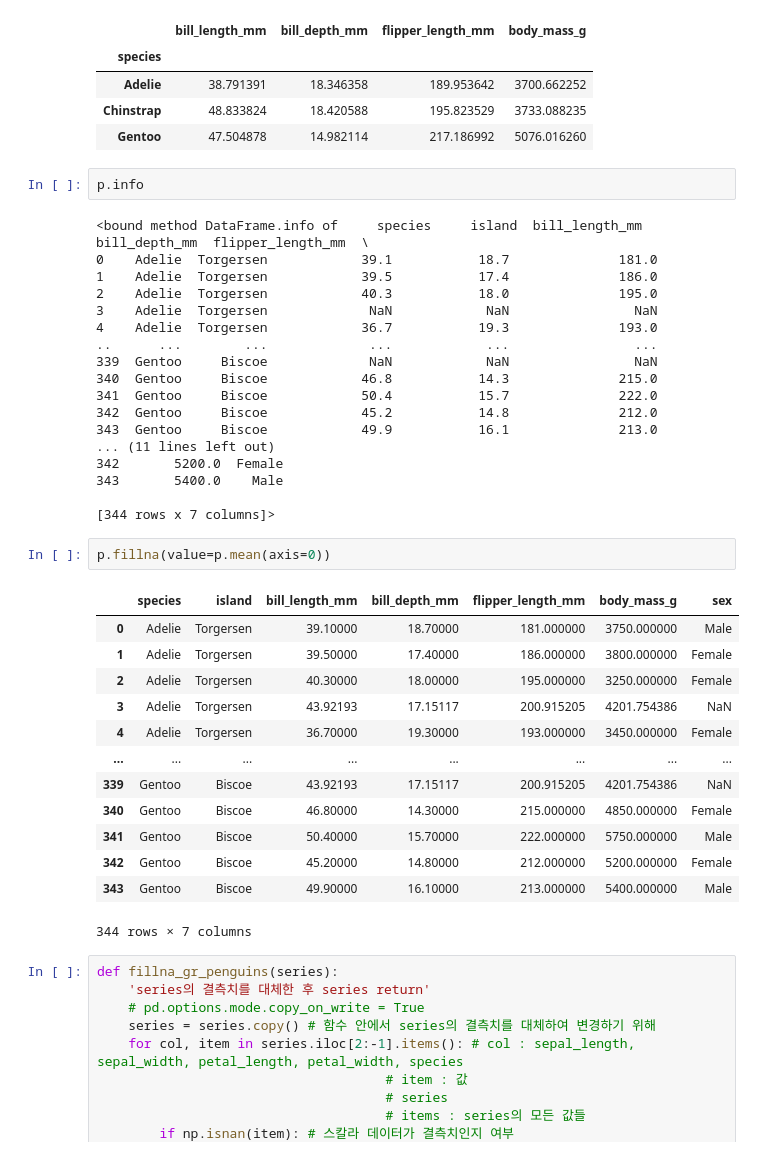
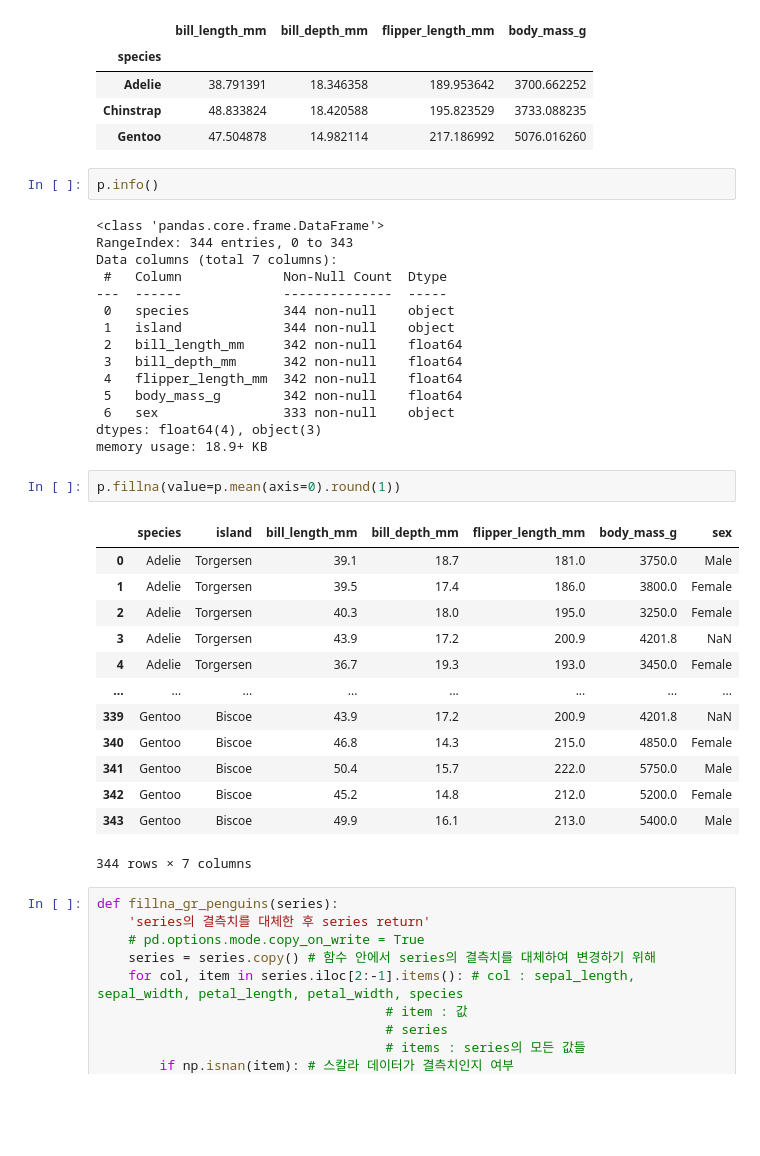
Before and after one commit to Harutoshi87/KI, a Jupyter notebook: source/01_python/연습_ch13_전처리 복습.ipynb, the cells around one changed output. Drawn from its saved outputs; the diff is of its cells as text; blank space fills up the shorter version.

```diff
--- a/source/01_python/연습_ch13_전처리 복습.ipynb
+++ b/source/01_python/연습_ch13_전처리 복습.ipynb
@@ -425,40 +431,37 @@ p_mean
 | Chinstrap | 48.833824 | 18.420588 | 195.823529 | 3733.088235 |
 | Gentoo | 47.504878 | 14.982114 | 217.186992 | 5076.016260 |
 # %%
-p.info
+p.info()
 # %% [output]
-<bound method DataFrame.info of     species     island  bill_length_mm  bill_depth_mm  flipper_length_mm  \
-0    Adelie  Torgersen            39.1           18.7              181.0
-1    Adelie  Torgersen            39.5           17.4              186.0
-2    Adelie  Torgersen            40.3           18.0              195.0
-3    Adelie  Torgersen             NaN            NaN                NaN
-4    Adelie  Torgersen            36.7           19.3              193.0
-..      ...        ...             ...            ...                ...
-339  Gentoo     Biscoe             NaN            NaN                NaN
-340  Gentoo     Biscoe            46.8           14.3              215.0
-341  Gentoo     Biscoe            50.4           15.7              222.0
-342  Gentoo     Biscoe            45.2           14.8              212.0
-343  Gentoo     Biscoe            49.9           16.1              213.0
-... (11 lines left out)
-342       5200.0  Female
-343       5400.0    Male
-
-[344 rows x 7 columns]>
+<class 'pandas.core.frame.DataFrame'>
+RangeIndex: 344 entries, 0 to 343
+Data columns (total 7 columns):
+ #   Column             Non-Null Count  Dtype
+---  ------             --------------  -----
+ 0   species            344 non-null    object
+ 1   island             344 non-null    object
+ 2   bill_length_mm     342 non-null    float64
+ 3   bill_depth_mm      342 non-null    float64
+ 4   flipper_length_mm  342 non-null    float64
+ 5   body_mass_g        342 non-null    float64
+ 6   sex                333 non-null    object
+dtypes: float64(4), object(3)
+memory usage: 18.9+ KB
 # %%
-p.fillna(value=p.mean(axis=0))
+p.fillna(value=p.mean(axis=0).round(1))
 # %% [output]
 |  | species | island | bill_length_mm | bill_depth_mm | flipper_length_mm | body_mass_g | sex |
-| 0 | Adelie | Torgersen | 39.10000 | 18.70000 | 181.000000 | 3750.000000 | Male |
-| 1 | Adelie | Torgersen | 39.50000 | 17.40000 | 186.000000 | 3800.000000 | Female |
-| 2 | Adelie | Torgersen | 40.30000 | 18.00000 | 195.000000 | 3250.000000 | Female |
-| 3 | Adelie | Torgersen | 43.92193 | 17.15117 | 200.915205 | 4201.754386 | NaN |
-| 4 | Adelie | Torgersen | 36.70000 | 19.30000 | 193.000000 | 3450.000000 | Female |
+| 0 | Adelie | Torgersen | 39.1 | 18.7 | 181.0 | 3750.0 | Male |
+| 1 | Adelie | Torgersen | 39.5 | 17.4 | 186.0 | 3800.0 | Female |
+| 2 | Adelie | Torgersen | 40.3 | 18.0 | 195.0 | 3250.0 | Female |
+| 3 | Adelie | Torgersen | 43.9 | 17.2 | 200.9 | 4201.8 | NaN |
+| 4 | Adelie | Torgersen | 36.7 | 19.3 | 193.0 | 3450.0 | Female |
 | ... | ... | ... | ... | ... | ... | ... | ... |
-| 339 | Gentoo | Biscoe | 43.92193 | 17.15117 | 200.915205 | 4201.754386 | NaN |
-| 340 | Gentoo | Biscoe | 46.80000 | 14.30000 | 215.000000 | 4850.000000 | Female |
-| 341 | Gentoo | Biscoe | 50.40000 | 15.70000 | 222.000000 | 5750.000000 | Male |
-| 342 | Gentoo | Biscoe | 45.20000 | 14.80000 | 212.000000 | 5200.000000 | Female |
-| 343 | Gentoo | Biscoe | 49.90000 | 16.10000 | 213.000000 | 5400.000000 | Male |
+| 339 | Gentoo | Biscoe | 43.9 | 17.2 | 200.9 | 4201.8 | NaN |
+| 340 | Gentoo | Biscoe | 46.8 | 14.3 | 215.0 | 4850.0 | Female |
+| 341 | Gentoo | Biscoe | 50.4 | 15.7 | 222.0 | 5750.0 | Male |
+| 342 | Gentoo | Biscoe | 45.2 | 14.8 | 212.0 | 5200.0 | Female |
+| 343 | Gentoo | Biscoe | 49.9 | 16.1 | 213.0 | 5400.0 | Male |
 344 rows × 7 columns
 # %%
 def fillna_gr_penguins(series):
```
Also changed, not shown: parts of 12 cells of this notebook.
